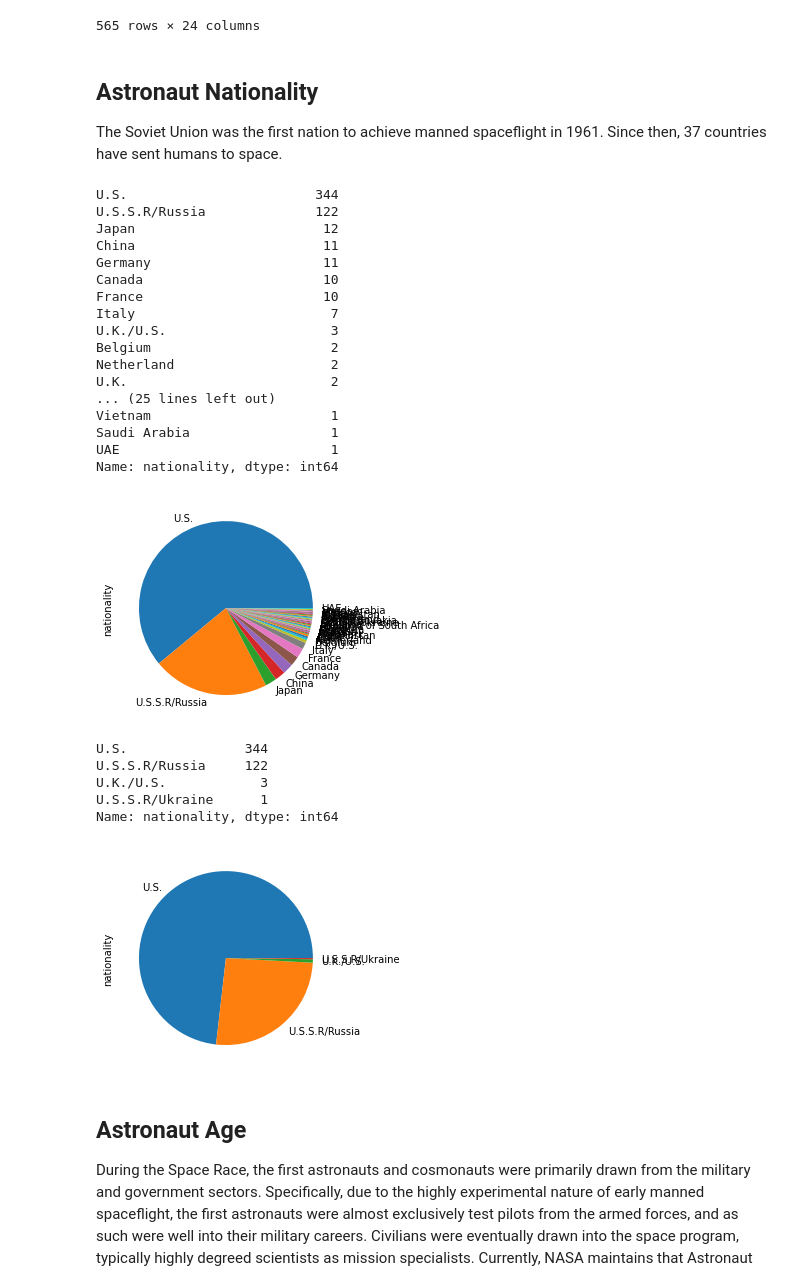
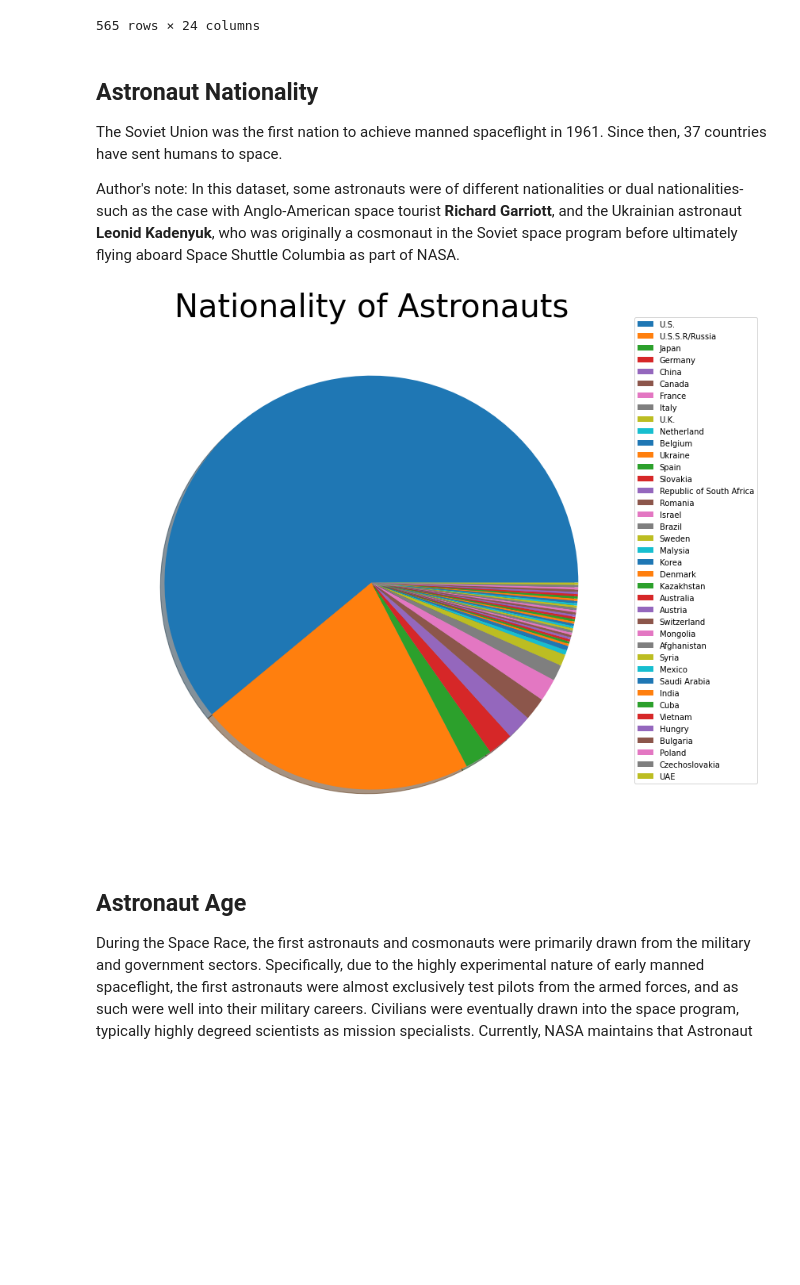
Before and after one commit to itak365/international_astronaut_db, a Jupyter notebook: astronauts_stats.ipynb, the cells around one changed output. Cells and saved outputs as stored; diff of their text form; code cells hidden in the pictures; blank space fills up the shorter version.

```diff
--- a/astronauts_stats.ipynb
+++ b/astronauts_stats.ipynb
@@ -52,44 +55,20 @@ astronaut_raw.drop_duplicates(subset=['name' , 'original_name'], keep= 'first')
 ## Astronaut Nationality
 
 The Soviet Union was the first nation to achieve manned spaceflight in 1961. Since then, 37 countries have sent humans to space.
+
+Author's note: In this dataset, some astronauts were of different nationalities or dual nationalities- such as the case with Anglo-American space tourist **Richard Garriott**, and the Ukrainian astronaut **Leonid Kadenyuk**, who was originally a cosmonaut in the Soviet space program before ultimately flying aboard Space Shuttle Columbia as part of NASA.
 # %%
 ##This dataframe needs to remove duplicates, as many astronauts went to space more than once.
 df1 = astronaut_raw[['name', 'nationality', 'year_of_mission', 'mission_title']]
-nations=df1.drop_duplicates(subset ='name', keep = 'first')
+nations = df1.drop_duplicates(subset ='name', keep = 'first')
 nations_counts=nations['nationality'].value_counts()
-print(nations_counts);
-nations_counts.plot(kind = 'pie');
+ax = nations_counts.plot(kind = "pie", figsize = [24, 12], legend = True, shadow = True,
+title = 'Nationality of Astronauts', fontsize = 40, ylabel=' ', labeldistance = None)
+ax.legend(bbox_to_anchor=(1, 1.02), loc='upper left')
+ax.title.set_size(40)
+plt.show();
 # %% [output]
-U.S.                        344
-U.S.S.R/Russia              122
-Japan                        12
-China                        11
-Germany                      11
-Canada                       10
-France                       10
-Italy                         7
-U.K./U.S.                     3
-Belgium                       2
-Netherland                    2
-U.K.                          2
-... (25 lines left out)
-Vietnam                       1
-Saudi Arabia                  1
-UAE                           1
-Name: nationality, dtype: int64
-[figure, old version]
+[figure, new version]
-# %%
-usrussia = nations[nations['nationality'].str.contains("U.S.")==True]
-usrussia_counts = usrussia['nationality'].value_counts()
-print(usrussia_counts);
-usrussia_counts.plot(kind = 'pie');
-# %% [output]
-U.S.               344
-U.S.S.R/Russia     122
-U.K./U.S.            3
-U.S.S.R/Ukraine      1
-Name: nationality, dtype: int64
-[figure, removed]
 # %% [markdown]
 ## Astronaut Age
 During the Space Race, the first astronauts and cosmonauts were primarily drawn from the military and government sectors. Specifically, due to the highly experimental nature of early manned spaceflight, the first astronauts were almost exclusively test pilots from the armed forces, and as such were well into their military careers. Civilians were eventually drawn into the space program, typically highly degreed scientists as mission specialists. Currently, NASA maintains that Astronaut Candidates (ASCANs) must have at least a Master's degree in a Science, Technology, Engineering, and Mathematics (STEM) field and extensive professional experience, or 1000 hours of pilot command time in jet aircraft. This tends to skew average astronaut ages at selection to early 30s, with crew selections set years in advance of mission launch to allow for adequate training and mission control experience. Thus, many astronauts are in their early 40s at mission launch.
```
Also changed, not shown: parts of 37 cells of this notebook.
